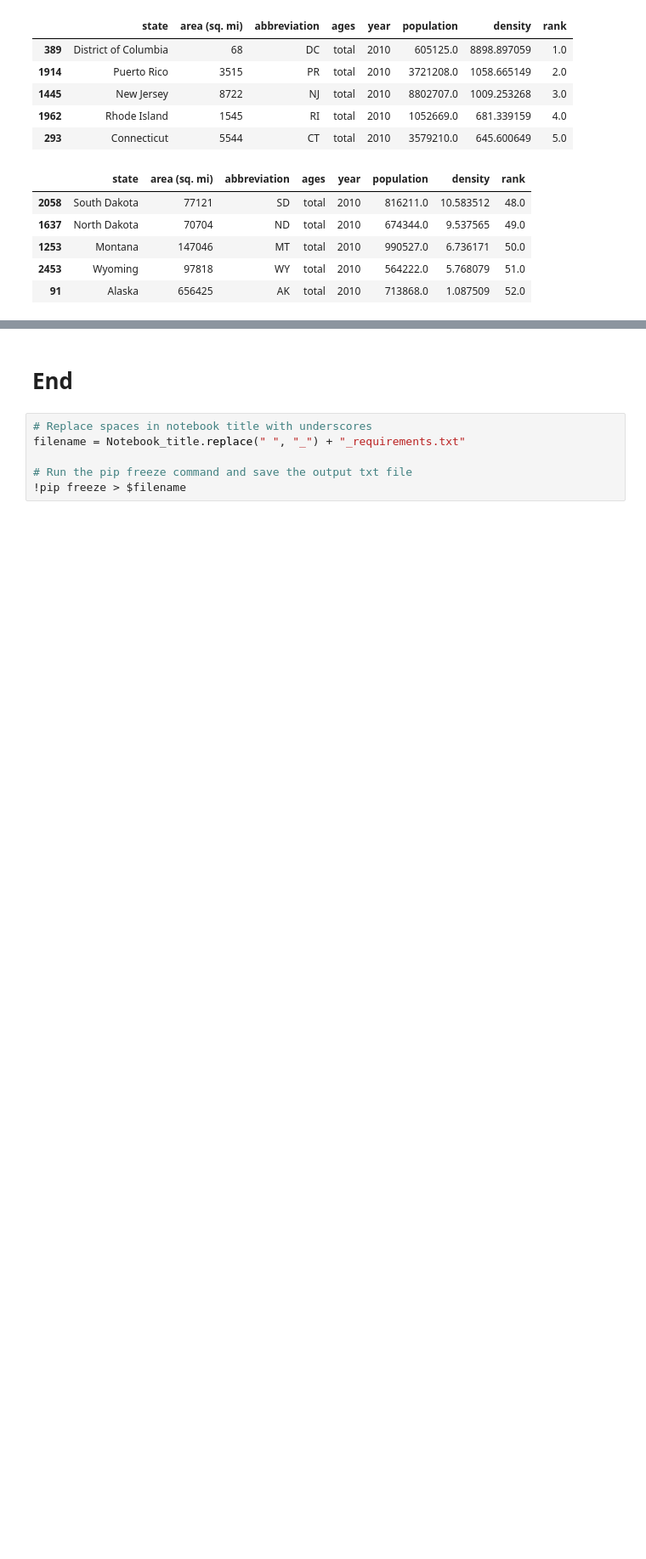
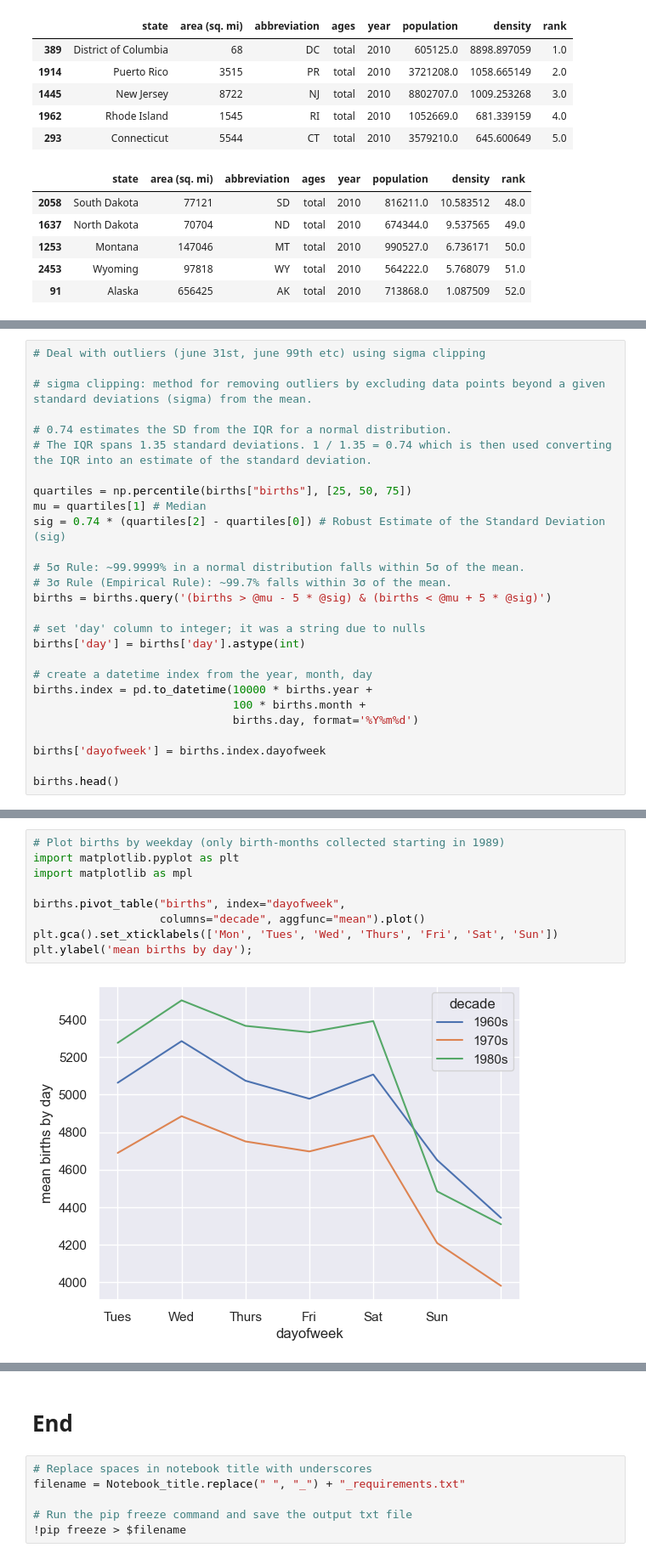
Before and after one commit to MikiasHWT/Python, a Jupyter notebook: Back_to_Basics.ipynb, the cells around one changed output, grey strips where cells are left out. Shown: that part at 85% size. Saved outputs shown, nothing was run; the diff lists cells and outputs as text; blank space fills up the shorter version.

```diff
--- a/Back_to_Basics.ipynb
+++ b/Back_to_Basics.ipynb
@@ -4038,0 +4180,27 @@ ranks_sorted.tail()
+# %%
+# Deal with outliers (june 31st, june 99th etc) using sigma clipping
+
+# sigma clipping: method for removing outliers by excluding data points beyond a given standard deviations (sigma) from the mean.
+
+# 0.74 estimates the SD from the IQR for a normal distribution.
+# The IQR spans 1.35 standard deviations. 1 / 1.35 = 0.74 which is then used converting the IQR into an estimate of the standard deviation.
+
+quartiles = np.percentile(births["births"], [25, 50, 75])
+mu = quartiles[1] # Median
+sig = 0.74 * (quartiles[2] - quartiles[0]) # Robust Estimate of the Standard Deviation (sig)
+
+# 5σ Rule: ~99.9999% in a normal distribution falls within 5σ of the mean.
+# 3σ Rule (Empirical Rule): ~99.7% falls within 3σ of the mean.
+births = births.query('(births > @mu - 5 * @sig) & (births < @mu + 5 * @sig)')
+
+# set 'day' column to integer; it was a string due to nulls
+births['day'] = births['day'].astype(int)
+
+# create a datetime index from the year, month, day
+births.index = pd.to_datetime(10000 * births.year +
+                              100 * births.month +
+                              births.day, format='%Y%m%d')
+
+births['dayofweek'] = births.index.dayofweek
+
+births.head()
@@ -4038,0 +4214,11 @@ ranks_sorted.tail()
+# %%
+# Plot births by weekday (only birth-months collected starting in 1989)
+import matplotlib.pyplot as plt
+import matplotlib as mpl
+
+births.pivot_table("births", index="dayofweek",
+                   columns="decade", aggfunc="mean").plot()
+plt.gca().set_xticklabels(['Mon', 'Tues', 'Wed', 'Thurs', 'Fri', 'Sat', 'Sun'])
+plt.ylabel('mean births by day');
+# %% [output]
+[figure, added]
```
Also changed, not shown: parts of 84 cells of this notebook, 1 other file.
